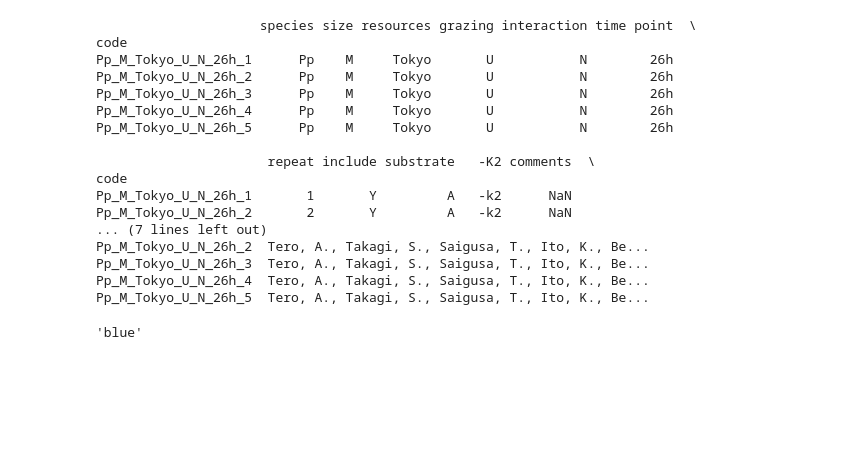
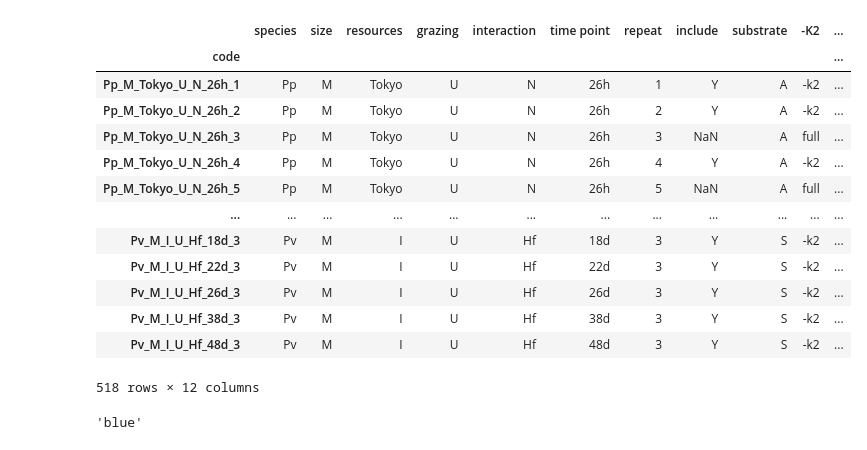
Before and after one commit to lilianjma/biological-networks-final, a Jupyter notebook: Analysis.ipynb, the cells around one changed output. Saved outputs shown, nothing was run; the diff lists cells and outputs as text; code cells hidden in the pictures; blank space fills up the shorter version.

```diff
--- a/Analysis.ipynb
+++ b/Analysis.ipynb
@@ -11,25 +11,25 @@ import re
 # %%
 excel_file = 'fungal_networks_data/list_of_fungal_networks.xlsx'
 fnd_df = pd.read_excel(excel_file, index_col='code')
-print(fnd_df.head())
+
+filename = 'Pp_M_Tokyo_U_N_26h_1.txt'
+substrate = fnd_df['substrate']
+fnd_df
 # %% [output]
+|  | species | size | resources | grazing | interaction | time point | repeat | include | substrate | -K2 | ... |
+| code |  |  |  |  |  |  |  |  |  |  | ... |
+| Pp_M_Tokyo_U_N_26h_1 | Pp | M | Tokyo | U | N | 26h | 1 | Y | A | -k2 | ... |
+| Pp_M_Tokyo_U_N_26h_2 | Pp | M | Tokyo | U | N | 26h | 2 | Y | A | -k2 | ... |
+| Pp_M_Tokyo_U_N_26h_3 | Pp | M | Tokyo | U | N | 26h | 3 | NaN | A | full | ... |
+| Pp_M_Tokyo_U_N_26h_4 | Pp | M | Tokyo | U | N | 26h | 4 | Y | A | -k2 | ... |
+| Pp_M_Tokyo_U_N_26h_5 | Pp | M | Tokyo | U | N | 26h | 5 | NaN | A | full | ... |
+| ... | ... | ... | ... | ... | ... | ... | ... | ... | ... | ... | ... |
+| Pv_M_I_U_Hf_18d_3 | Pv | M | I | U | Hf | 18d | 3 | Y | S | -k2 | ... |
+| Pv_M_I_U_Hf_22d_3 | Pv | M | I | U | Hf | 22d | 3 | Y | S | -k2 | ... |
+| Pv_M_I_U_Hf_26d_3 | Pv | M | I | U | Hf | 26d | 3 | Y | S | -k2 | ... |
+| Pv_M_I_U_Hf_38d_3 | Pv | M | I | U | Hf | 38d | 3 | Y | S | -k2 | ... |
+| Pv_M_I_U_Hf_48d_3 | Pv | M | I | U | Hf | 48d | 3 | Y | S | -k2 | ... |
-                     species size resources grazing interaction time point  \
-code
-Pp_M_Tokyo_U_N_26h_1      Pp    M     Tokyo       U           N        26h
-Pp_M_Tokyo_U_N_26h_2      Pp    M     Tokyo       U           N        26h
-Pp_M_Tokyo_U_N_26h_3      Pp    M     Tokyo       U           N        26h
-Pp_M_Tokyo_U_N_26h_4      Pp    M     Tokyo       U           N        26h
-Pp_M_Tokyo_U_N_26h_5      Pp    M     Tokyo       U           N        26h
-
-                      repeat include substrate   -K2 comments  \
-code
-Pp_M_Tokyo_U_N_26h_1       1       Y         A   -k2      NaN
-Pp_M_Tokyo_U_N_26h_2       2       Y         A   -k2      NaN
-... (7 lines left out)
-Pp_M_Tokyo_U_N_26h_2  Tero, A., Takagi, S., Saigusa, T., Ito, K., Be...
-Pp_M_Tokyo_U_N_26h_3  Tero, A., Takagi, S., Saigusa, T., Ito, K., Be...
-Pp_M_Tokyo_U_N_26h_4  Tero, A., Takagi, S., Saigusa, T., Ito, K., Be...
-Pp_M_Tokyo_U_N_26h_5  Tero, A., Takagi, S., Saigusa, T., Ito, K., Be...
+518 rows × 12 columns
 # %%
 class TreeNode:
     def __init__(self, value):
```
Also changed, not shown: parts of 7 cells of this notebook, 6 other files.
